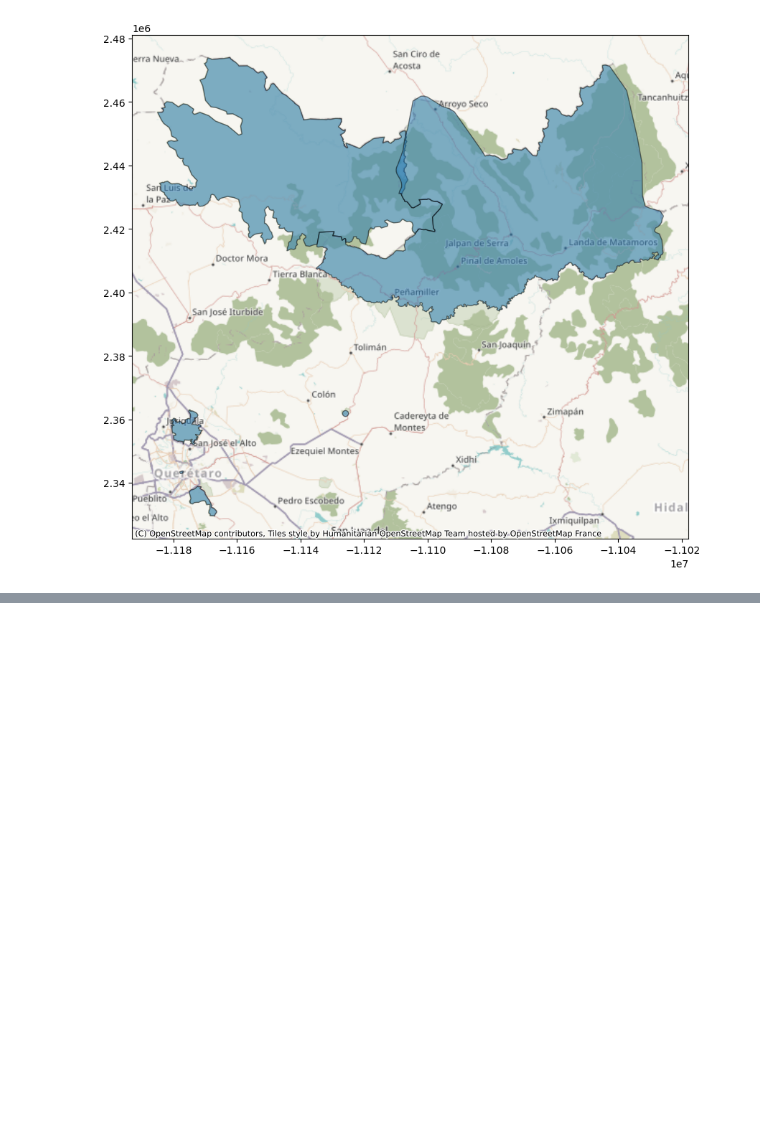
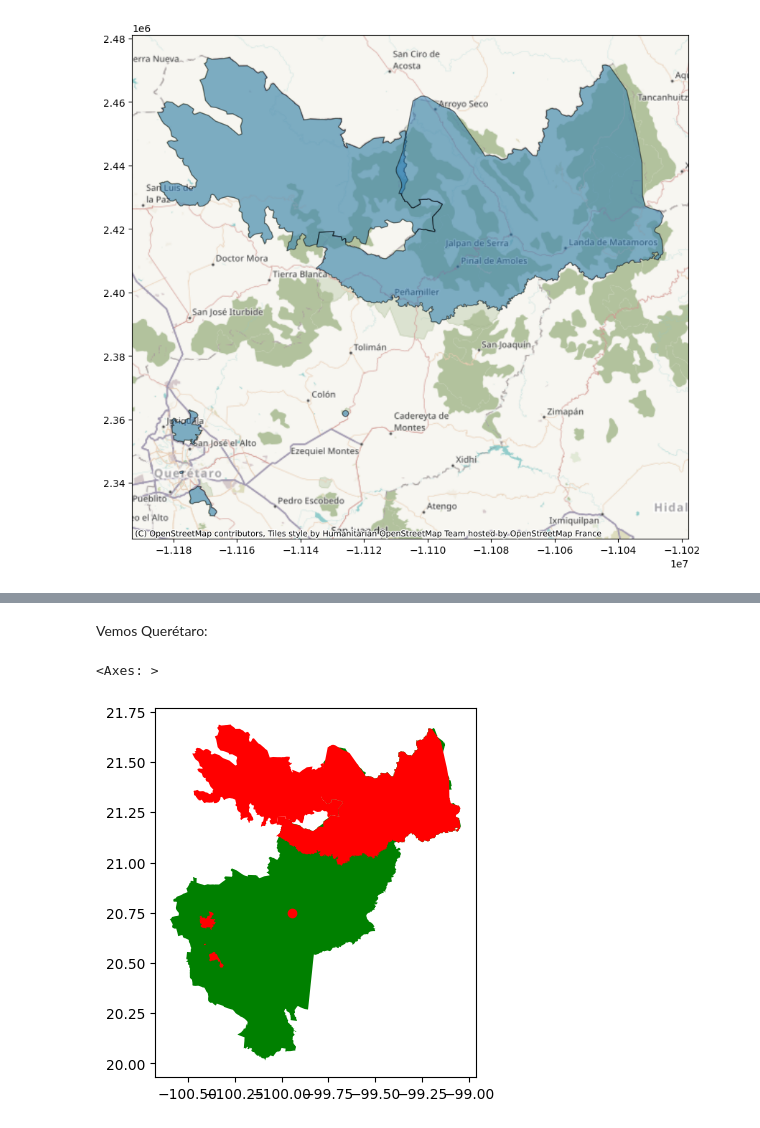
Before and after one commit to Edersao/Curso_Data_Scientist, a Jupyter notebook: ANP.ipynb, the cells around one changed output, grey strips where cells are left out. Drawn from its saved outputs; the diff is of its cells as text; code cells hidden in the pictures; blank space fills up the shorter version.

```diff
--- a/ANP.ipynb
+++ b/ANP.ipynb
@@ -131,6 +130,8 @@ cx.add_basemap(ax)
 [figure]
 # %% [markdown]
 Ahora las ANP de Quétaro
+# %%
+anp_q=anp_q.set_crs(anp.crs)
 # %%
 df_q = anp_q.to_crs(epsg=3857)
 ax = df_q.plot(figsize=(10, 10), alpha=0.5, edgecolor="k")
@@ -180,7 +176,7 @@ Datum: International_Terrestrial_Reference_Frame_2008
 - Ellipsoid: GRS 1980
 - Prime Meridian: Greenwich
 # %%
-anp_qp.crs=anp_q.crs
+anp_qp=anp_qp.set_crs(anp_q.crs)
 # %%
 df_q = anp_qp.to_crs(epsg=3857)
 ax = df_q.plot(figsize=(10, 10), alpha=0.5, edgecolor="k")
@@ -189,0 +226,10 @@ cx.add_basemap(ax)
+# %% [markdown]
+Vemos Querétaro:
+# %%
+mex_q=mex[mex['name']=='Querétaro']
+anp_qp.to_crs(mex_q.crs)
+mapaQ=mex_q.plot(zorder=1,color='green')
+anp_qp.plot(ax=mapaQ,zorder=3,color='red')
+# %% [output]
+<Axes: >
+[figure, added]
```
Also changed, not shown: parts of 13 cells of this notebook.
